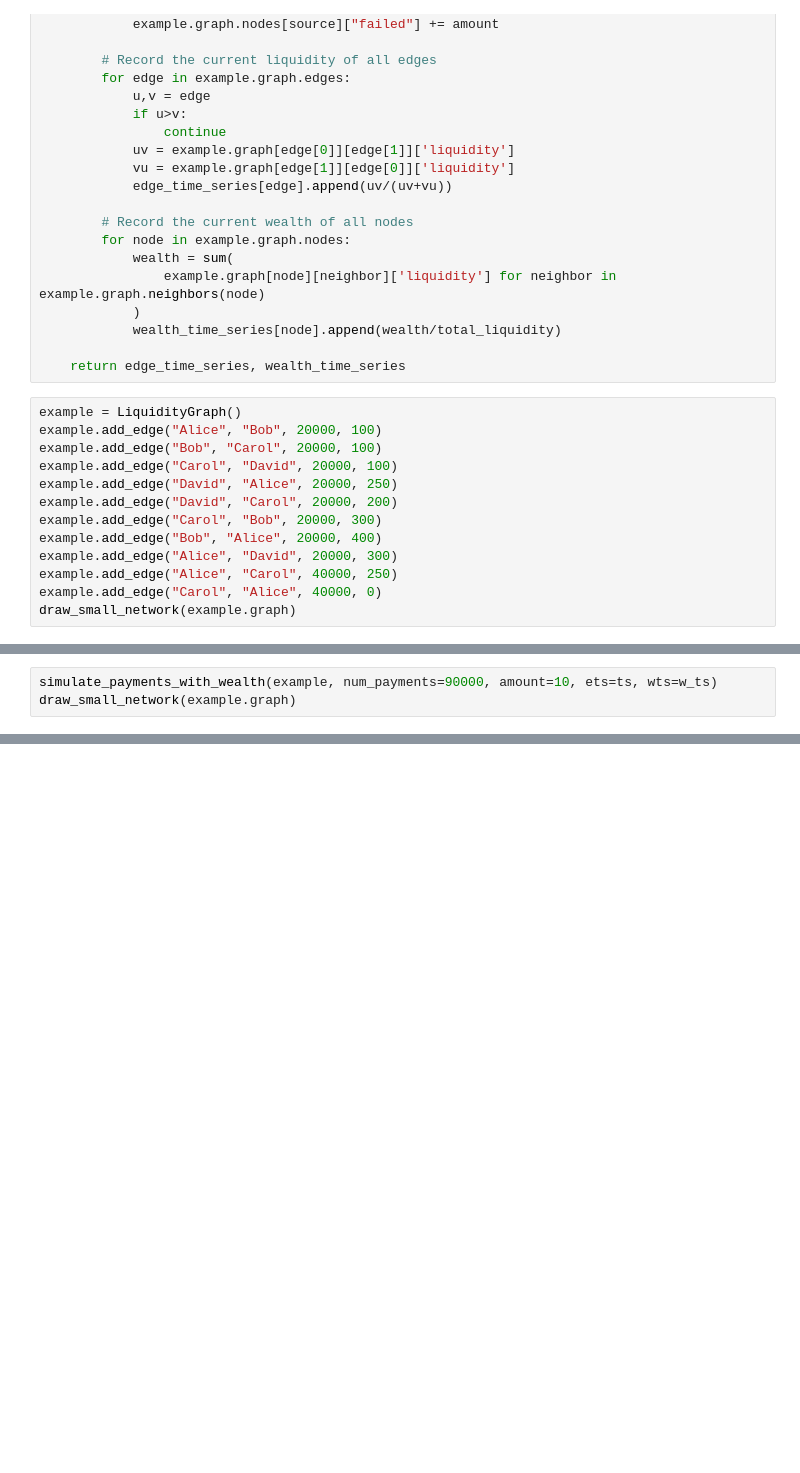
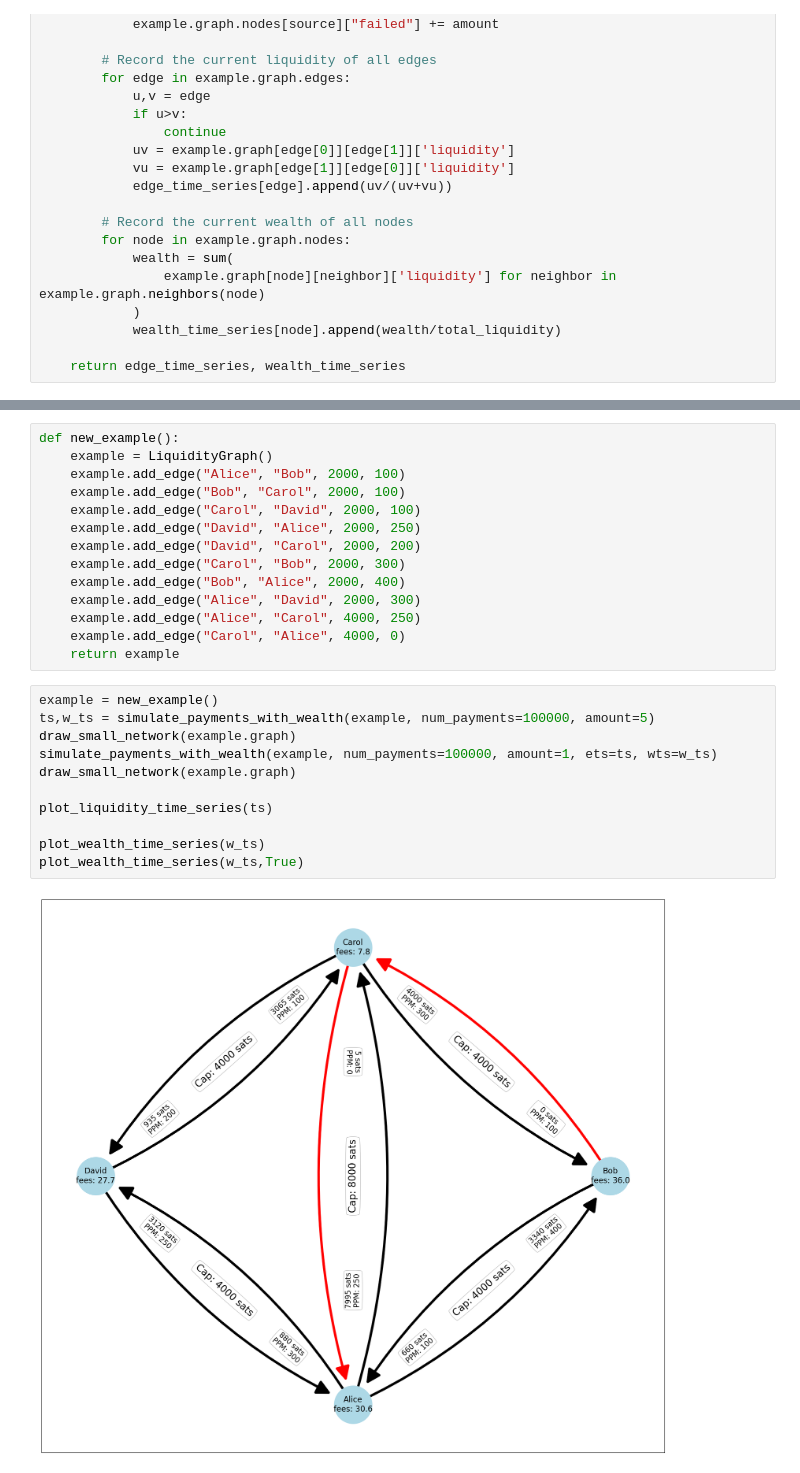
Before and after one commit to ajtowns/Lightning-Network-Limitations, a Jupyter notebook: Limits of two party channels/Selfish Sending yields Almost solution to Global Fee Potential Optimization.ipynb, the cells around one changed output, grey strips where cells are left out. Drawn from its saved outputs; the diff is of its cells as text; blank space fills up the shorter version.

```diff
--- a/Limits of two party channels/Selfish Sending yields Almost solution to Global Fee Potential Optimization.ipynb
+++ b/Limits of two party channels/Selfish Sending yields Almost solution to Global Fee Potential Optimization.ipynb
@@ -628,16 +241,3 @@ def simulate_payments_with_wealth(example, *, num_payments=100, amount=1, ets=No
             wealth_time_series[node].append(wealth/total_liquidity)
 
     return edge_time_series, wealth_time_series
-# %%
-example = LiquidityGraph()
-example.add_edge("Alice", "Bob", 20000, 100)
-example.add_edge("Bob", "Carol", 20000, 100)
-example.add_edge("Carol", "David", 20000, 100)
-example.add_edge("David", "Alice", 20000, 250)
-example.add_edge("David", "Carol", 20000, 200)
-example.add_edge("Carol", "Bob", 20000, 300)
-example.add_edge("Bob", "Alice", 20000, 400)
-example.add_edge("Alice", "David", 20000, 300)
-example.add_edge("Alice", "Carol", 40000, 250)
-example.add_edge("Carol", "Alice", 40000, 0)
-draw_small_network(example.graph)
@@ -651,3 +243,0 @@ draw_small_network(example.graph)
-# %%
-simulate_payments_with_wealth(example, num_payments=90000, amount=10, ets=ts, wts=w_ts)
-draw_small_network(example.graph)
@@ -739,0 +315,27 @@ plot_wealth_time_series(w_ts,True)
+# %%
+def new_example():
+    example = LiquidityGraph()
+    example.add_edge("Alice", "Bob", 2000, 100)
+    example.add_edge("Bob", "Carol", 2000, 100)
+    example.add_edge("Carol", "David", 2000, 100)
+    example.add_edge("David", "Alice", 2000, 250)
+    example.add_edge("David", "Carol", 2000, 200)
+    example.add_edge("Carol", "Bob", 2000, 300)
+    example.add_edge("Bob", "Alice", 2000, 400)
+    example.add_edge("Alice", "David", 2000, 300)
+    example.add_edge("Alice", "Carol", 4000, 250)
+    example.add_edge("Carol", "Alice", 4000, 0)
+    return example
+# %%
+example = new_example()
+ts,w_ts = simulate_payments_with_wealth(example, num_payments=100000, amount=5)
+draw_small_network(example.graph)
+simulate_payments_with_wealth(example, num_payments=100000, amount=1, ets=ts, wts=w_ts)
+draw_small_network(example.graph)
+
+plot_liquidity_time_series(ts)
+
+plot_wealth_time_series(w_ts)
+plot_wealth_time_series(w_ts,True)
+# %% [output]
+[figure, new version]
```
Also changed, not shown: parts of 10 cells of this notebook.
